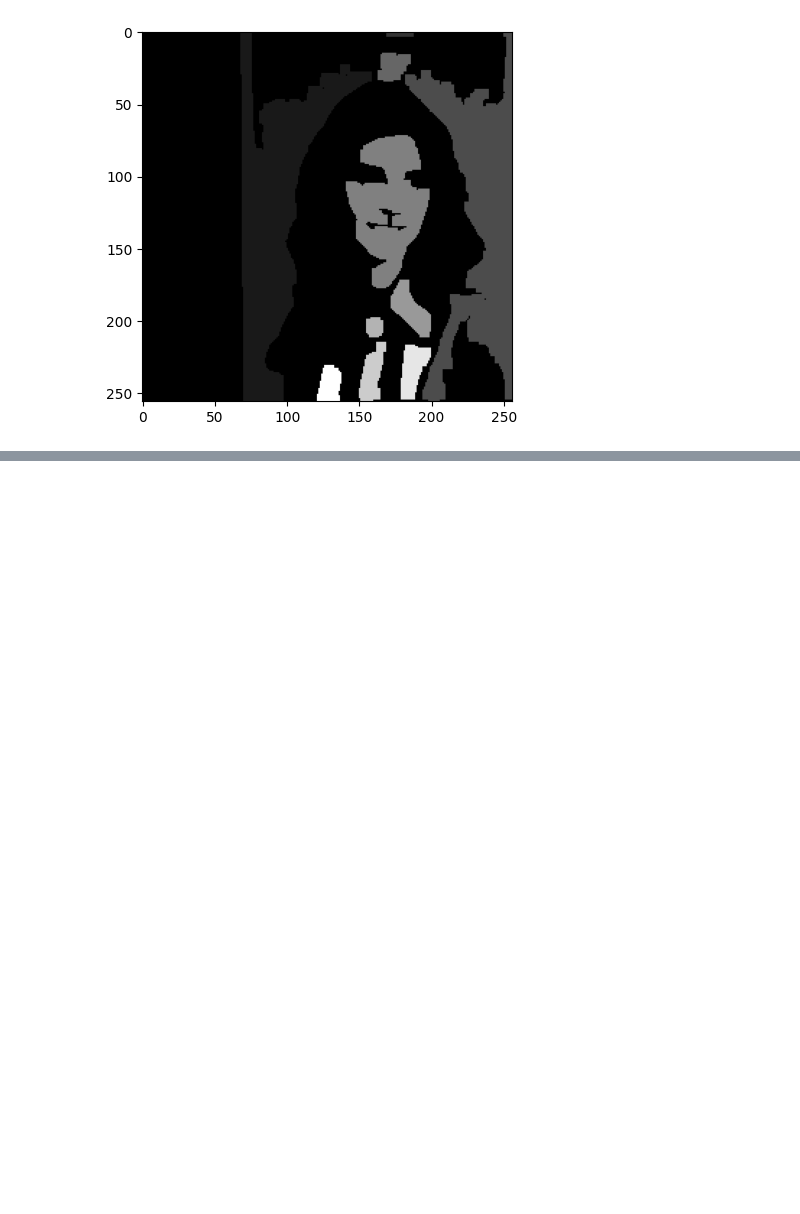
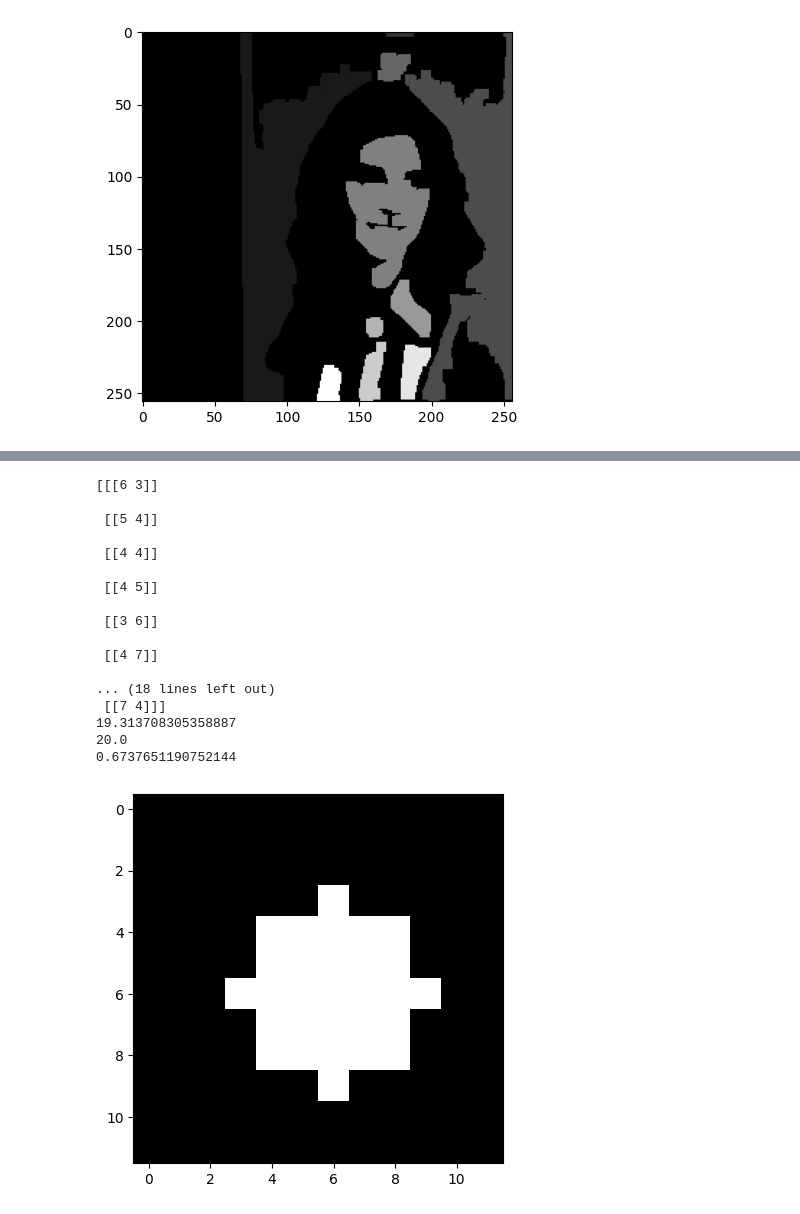
Before and after one commit to naoto-github/ComputerGraphics-NCU, a Jupyter notebook: 5/chapter5.ipynb, the cells around one changed output, grey strips where cells are left out. Drawn from its saved outputs; the diff is of its cells as text; code cells hidden in the pictures; blank space fills up the shorter version.

```diff
--- a/5/chapter5.ipynb
+++ b/5/chapter5.ipynb
@@ -275,0 +323,57 @@ plt.imshow(labels, cmap="gray")
+# %%
+# 12x12の二値画像データ
+image = np.array([
+    [0, 0, 0, 0, 0, 0, 0, 0, 0, 0, 0, 0],
+    [0, 0, 0, 0, 0, 0, 0, 0, 0, 0, 0, 0],
+    [0, 0, 0, 0, 0, 0, 0, 0, 0, 0, 0, 0],
+    [0, 0, 0, 0, 0, 0, 255, 0, 0, 0, 0, 0],
+    [0, 0, 0, 0, 255, 255, 255, 255, 255, 0, 0, 0],
+    [0, 0, 0, 0, 255, 255, 255, 255, 255, 0, 0, 0],
+    [0, 0, 0, 255, 255, 255, 255, 255, 255, 255, 0, 0],
+    [0, 0, 0, 0, 255, 255, 255, 255, 255, 0, 0, 0],
+    [0, 0, 0, 0, 255, 255, 255, 255, 255, 0, 0, 0],
+    [0, 0, 0, 0, 0, 0, 255, 0, 0, 0, 0, 0],
+    [0, 0, 0, 0, 0, 0, 0, 0, 0, 0, 0, 0],
+    [0, 0, 0, 0, 0, 0, 0, 0, 0, 0, 0, 0]
+], dtype=np.uint8)
+
+num_labels, labels, stats, centroids = cv2.connectedComponentsWithStats(image)
+plt.imshow(labels, cmap="gray")
+
+# データ型の変換
+labels = labels.astype(np.uint8)
+
+# 輪郭線
+contours, _ = cv2.findContours(labels, cv2.RETR_EXTERNAL, cv2.CHAIN_APPROX_NONE)
+print(contours[0])
+
+# 周囲長
+perimeter = cv2.arcLength(contours[0], True)
+print(perimeter)
+
+# 面積
+area = cv2.contourArea(contours[0])
+print(area)
+
+# 円形度
+c = (4 * np.pi * area) / (perimeter ** 2)
+print(c)
+# %% [output]
+[[[6 3]]
+
+ [[5 4]]
+
+ [[4 4]]
+
+ [[4 5]]
+
+ [[3 6]]
+
+ [[4 7]]
+
+... (18 lines left out)
+ [[7 4]]]
+19.313708305358887
+20.0
+0.6737651190752144
+[figure, added]
```
Also changed, not shown: parts of 7 cells of this notebook, 5 other files.
